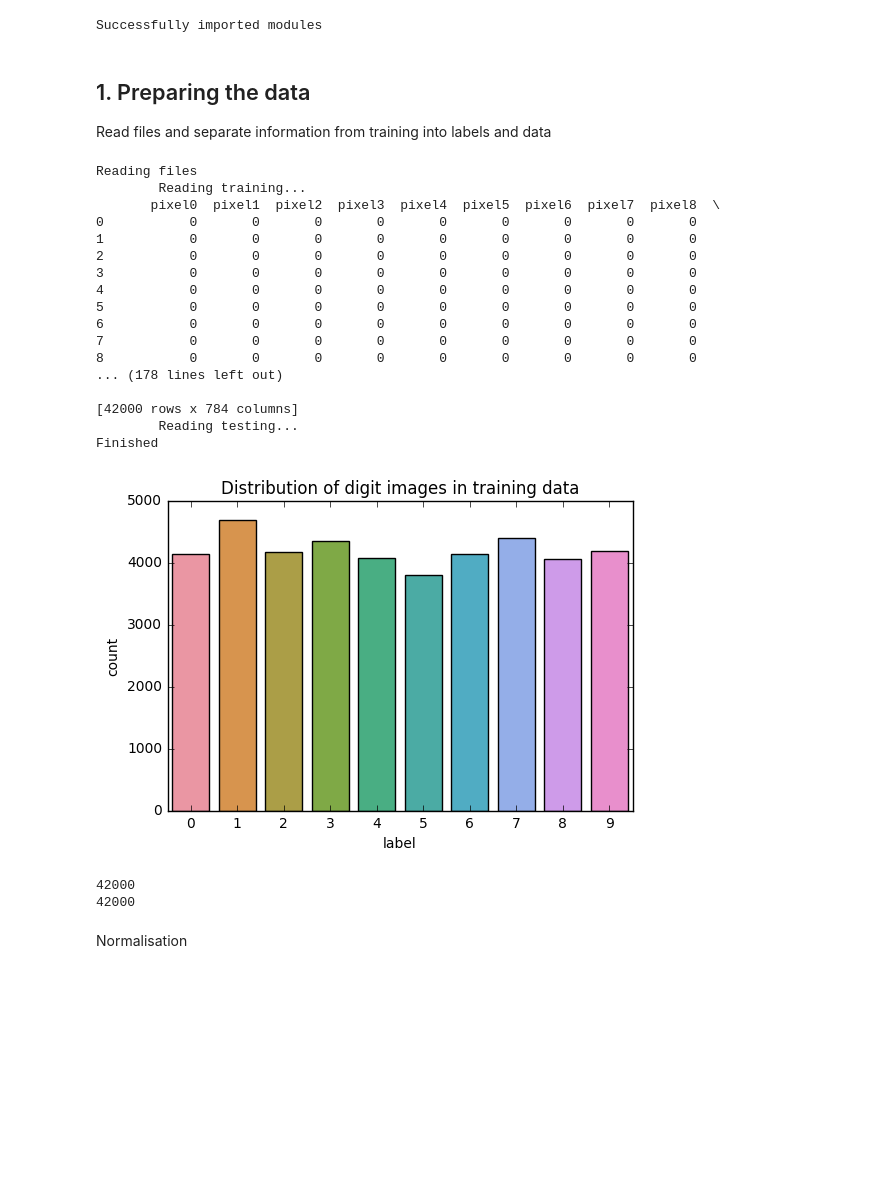
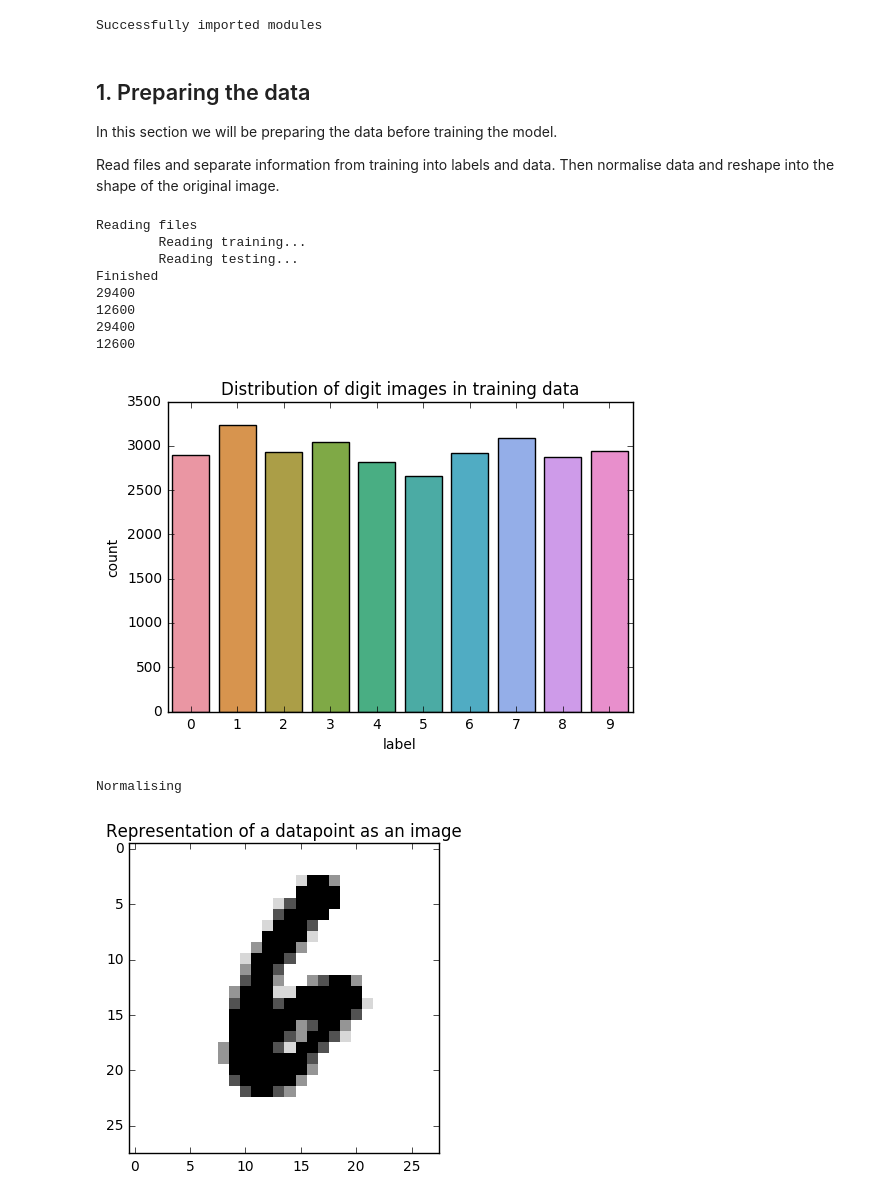
Before and after one commit to lucasrijllart/DigitRecognizer, a Jupyter notebook: PredictiveModel.ipynb, the cells around one changed output. Saved outputs shown, nothing was run; the diff lists cells and outputs as text; code cells hidden in the pictures; blank space fills up the shorter version.

```diff
--- a/PredictiveModel.ipynb
+++ b/PredictiveModel.ipynb
@@ -28,43 +30,47 @@ Successfully imported modules
 # %% [markdown]
 ## 1. Preparing the data
 
-Read files and separate information from training into labels and data
+In this section we will be preparing the data before training the model.
+
+Read files and separate information from training into labels and data. Then normalise data and reshape into the shape of the original image.
 # %%
+# Read data
 print("Reading files\n\tReading training...")
 training = pd.read_csv("train.csv")
-train_x = training["label"]
-train_y = training.drop("label", axis = 1)
-print(train_y)
+train_y = training["label"]
+train_x = training.drop("label", axis = 1)
 
-del training
 print("\tReading testing...")
-test_y = pd.read_csv("test.csv")
+#test_x = pd.read_csv("test.csv")
 print("Finished")
-cp = sns.countplot(train_x)
+
+# Split data into training / testing
+train_x, test_x, train_y, test_y = train_test_split(train_x, train_y, test_size = 0.3, random_state=2)
+
+# Plot number of features
+cp = sns.countplot(train_y)
 cp.set_title("Distribution of digit images in training data")
 plt.show(cp)
-print(len(train_x))
-print(len(train_y))
 # %% [output]
 Reading files
         Reading training...
-       pixel0  pixel1  pixel2  pixel3  pixel4  pixel5  pixel6  pixel7  pixel8  \
-0           0       0       0       0       0       0       0       0       0
-1           0       0       0       0       0       0       0       0       0
-2           0       0       0       0       0       0       0       0       0
-3           0       0       0       0       0       0       0       0       0
-4           0       0       0       0       0       0       0       0       0
-5           0       0       0       0       0       0       0       0       0
-6           0       0       0       0       0       0       0       0       0
-7           0       0       0       0       0       0       0       0       0
-8           0       0       0       0       0       0       0       0       0
-... (178 lines left out)
-
-[42000 rows x 784 columns]
         Reading testing...
 Finished
+29400
+12600
+29400
+12600
-[figure, old version]
+[figure, new version]
-42000
-42000
-# %% [markdown]
-Normalisation
+# %%
+# Normalise data
+print("Normalising")
+train_x = train_x / 255.0
+
+# Reshape
+train_x = np.array(train_x).reshape(-1, 28, 28, 1)
+plt.imshow(train_x[0][:,:,0], cmap='Greys', interpolation='nearest')
+plt.title('Representation of a datapoint as an image')
+plt.show()
+# %% [output]
+Normalising
+[figure, added]
```
Also changed, not shown: parts of 5 cells of this notebook.
